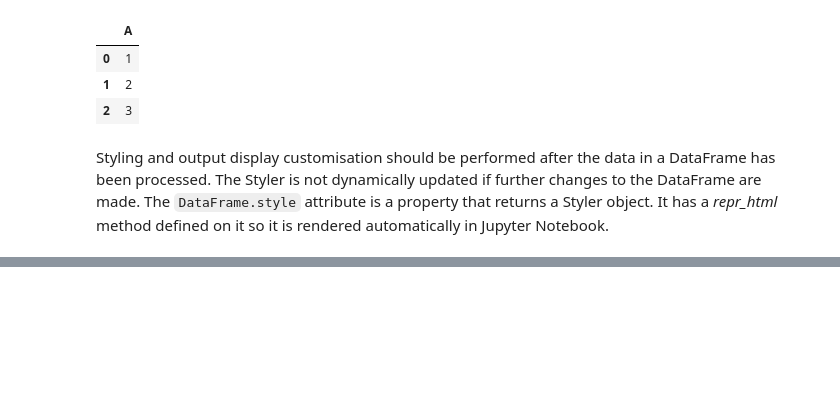
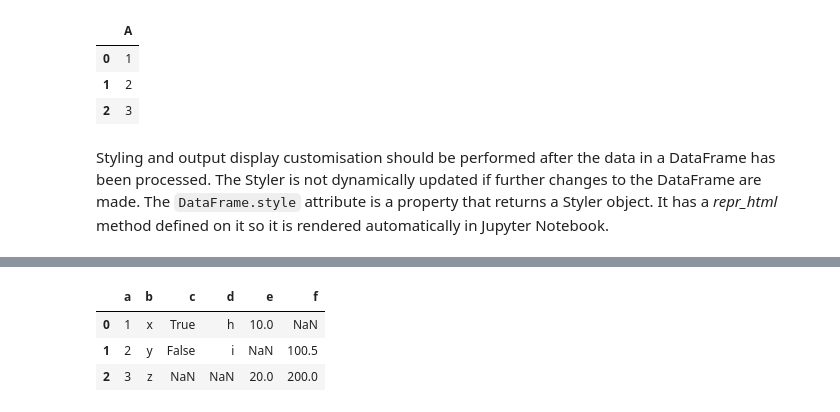
Before and after one commit to soyinkas1/PP0011_Books_Medium_Articles-Personal-Practice-Walkalong_Notebooks, a Jupyter notebook: 25 Pandas Functions You Didn't Know Existed.ipynb, the cells around one changed output, grey strips where cells are left out. Cells and saved outputs as stored; diff of their text form; code cells hidden in the pictures; blank space fills up the shorter version.

```diff
--- a/25 Pandas Functions You Didn't Know Existed.ipynb
+++ b/25 Pandas Functions You Didn't Know Existed.ipynb
@@ -500,0 +806,2 @@ Styling and output display customisation should be performed after the data in a
+# %%
+pd.set_option('display.max_columns', 2)
@@ -500,0 +817,2 @@ Styling and output display customisation should be performed after the data in a
+# %%
+pd.reset_option('display.max_columns')
@@ -500,0 +850,16 @@ Styling and output display customisation should be performed after the data in a
+# %%
+df = pd.DataFrame({
+        'a': pd.Series([1, 2, 3], dtype=np.dtype('int32')),
+        'b': pd.Series(['x', 'y', 'z'], dtype=np.dtype('O')),
+        'c': pd.Series([True, False, np.nan], dtype=np.dtype('O')),
+        'd': pd.Series(['h', 'i', np.nan], dtype=np.dtype('O')),
+        'e': pd.Series([10, np.nan, 20], dtype=np.dtype('float')),
+        'f': pd.Series([np.nan, 100.5, 200], dtype=np.dtype('float'))
+})
+
+df
+# %% [output]
+|  | a | b | c | d | e | f |
+| 0 | 1 | x | True | h | 10.0 | NaN |
+| 1 | 2 | y | False | i | NaN | 100.5 |
+| 2 | 3 | z | NaN | NaN | 20.0 | 200.0 |
```
Also changed, not shown: parts of 69 cells of this notebook, 6 other files.
